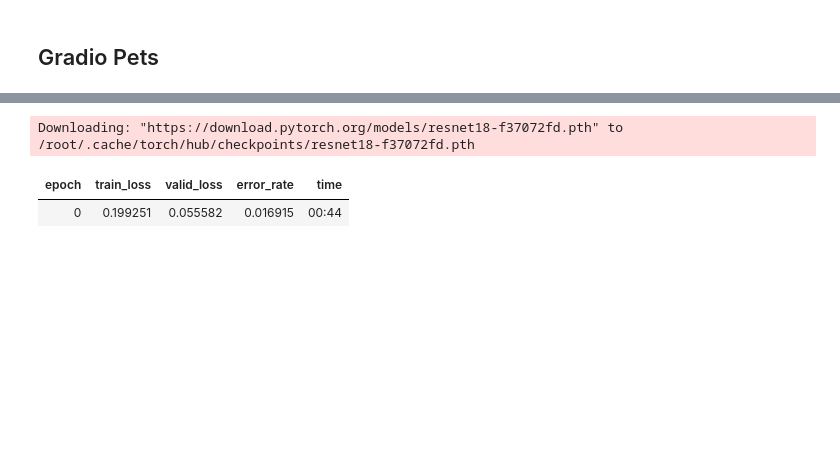
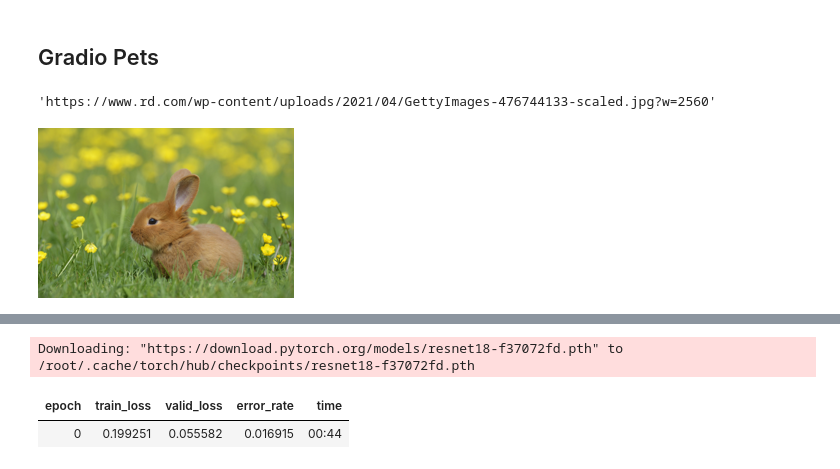
Before and after one commit to VasantiP/fastai, a Jupyter notebook: bunnies.ipynb, the cells around one changed output, grey strips where cells are left out. Cells and saved outputs as stored; diff of their text form; code cells hidden in the pictures; blank space fills up the shorter version.

Commit message:
notebook trains model to recognize bunny images

```diff
--- a/bunnies.ipynb
+++ b/bunnies.ipynb
@@ -10,0 +10,18 @@ def is_cat(x): return x[0].isupper()
+# %%
+from duckduckgo_search import DDGS #DuckDuckGo
+def search_images(keywords, max_images=200):
+    return L(DDGS().images(keywords=keywords, max_results=max_images)).itemgot('image')
+# %%
+urls = search_images('bunny photos', max_images=1)
+urls[0]
+# %% [output]
+'https://www.rd.com/wp-content/uploads/2021/04/GettyImages-476744133-scaled.jpg?w=2560'
+# %%
+from fastdownload import download_url
+dest = 'bunny.jpg'
+download_url(urls[0], dest, show_progress=False)
+
+im = Image.open(dest)
+im.to_thumb(256, 256)
+# %% [output]
+[figure, added]
```
Also changed, not shown: parts of 7 cells of this notebook.
